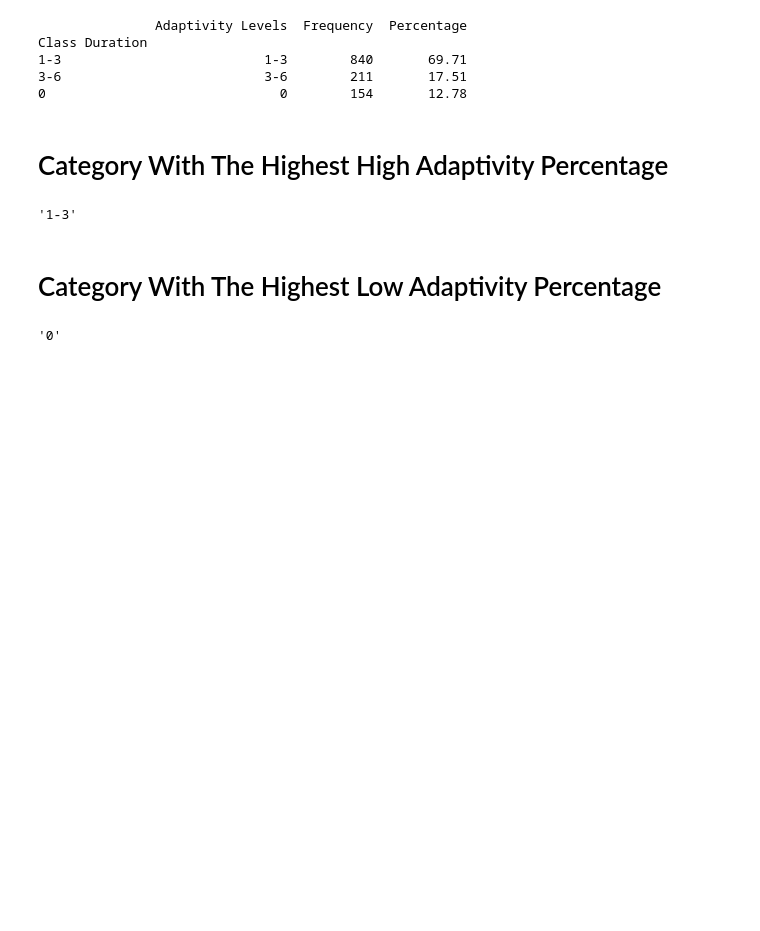
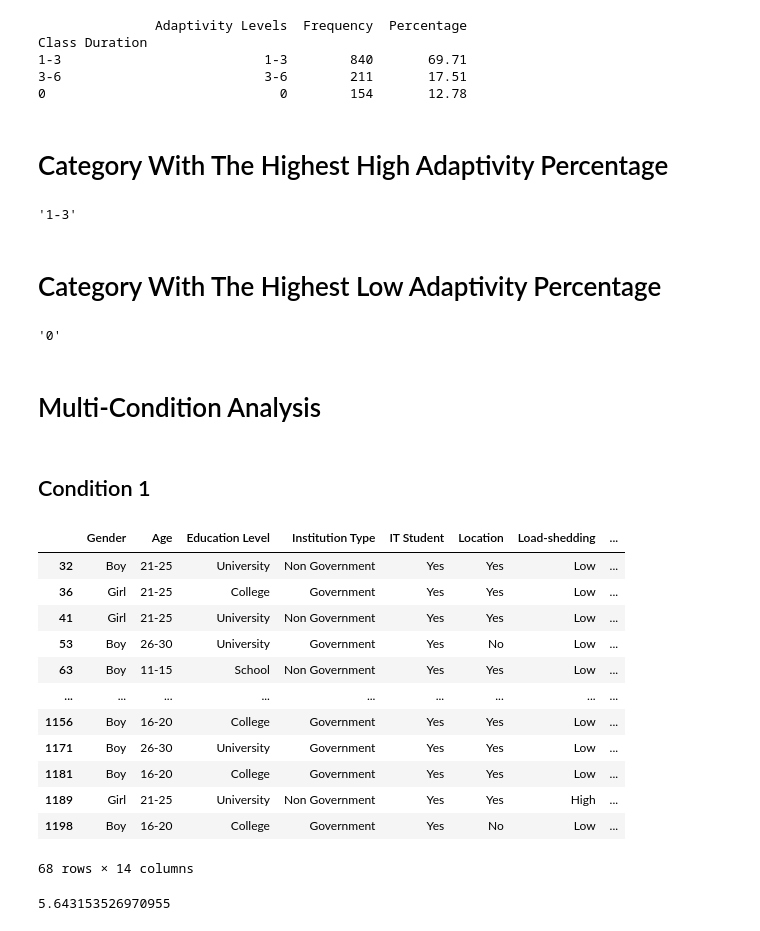
Before and after one commit to ShykhMHasnain-1/SMIT--Weekly-Task, a Jupyter notebook: WeekTask.ipynb, the cells around one changed output. Saved outputs shown, nothing was run; the diff lists cells and outputs as text; code cells hidden in the pictures; blank space fills up the shorter version.

```diff
--- a/WeekTask.ipynb
+++ b/WeekTask.ipynb
@@ -278,3 +278,28 @@ class_level_count.idxmax()
 class_level_count.idxmin()
 # %% [output]
 '0'
+# %% [markdown]
+<h1>Multi-Condition Analysis</h1>
+# %% [markdown]
+<h2>Condition 1</h2>
+# %%
+Condition1 = Data[(Data["IT Student"] == "Yes") & (Data["Device"] == "Mobile") & (Data["Network Type"] == "4G")]
+Condition1
+# %% [output]
+|  | Gender | Age | Education Level | Institution Type | IT Student | Location | Load-shedding | ... |
+| 32 | Boy | 21-25 | University | Non Government | Yes | Yes | Low | ... |
+| 36 | Girl | 21-25 | College | Government | Yes | Yes | Low | ... |
+| 41 | Girl | 21-25 | University | Non Government | Yes | Yes | Low | ... |
+| 53 | Boy | 26-30 | University | Government | Yes | No | Low | ... |
+| 63 | Boy | 11-15 | School | Non Government | Yes | Yes | Low | ... |
+| ... | ... | ... | ... | ... | ... | ... | ... | ... |
+| 1156 | Boy | 16-20 | College | Government | Yes | Yes | Low | ... |
+| 1171 | Boy | 26-30 | University | Government | Yes | Yes | Low | ... |
+| 1181 | Boy | 16-20 | College | Government | Yes | Yes | Low | ... |
+| 1189 | Girl | 21-25 | University | Non Government | Yes | Yes | High | ... |
+| 1198 | Boy | 16-20 | College | Government | Yes | No | Low | ... |
+68 rows × 14 columns
+# %%
+(len(Condition1)/len(Data))*100
+# %% [output]
+5.643153526970955
```
Also changed, not shown: parts of 3 cells of this notebook.
